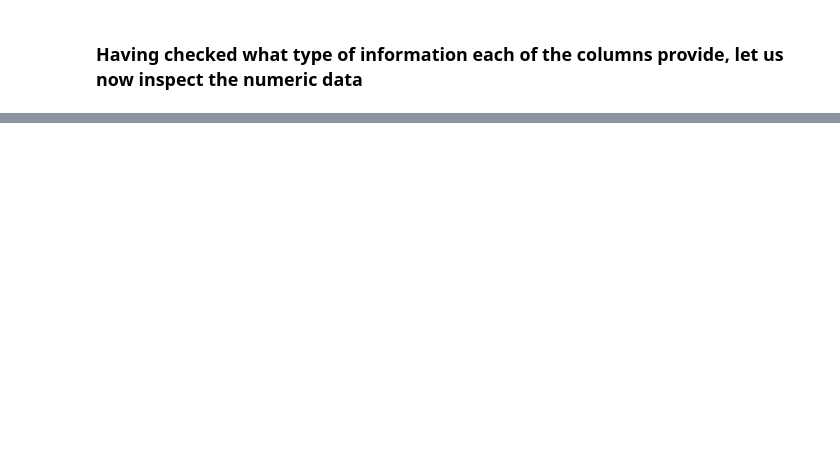
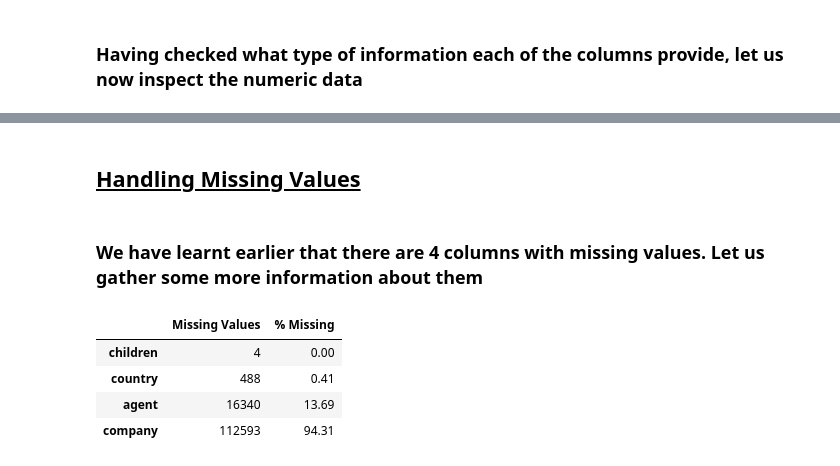
Before and after one commit to priyaregit/EDA_Hotel-Booking, a Jupyter notebook: Hotel_Booking_Analysis_EDA_Capstone_Project.ipynb, the cells around one changed output, grey strips where cells are left out. Saved outputs shown, nothing was run; the diff lists cells and outputs as text; code cells hidden in the pictures; blank space fills up the shorter version.

```diff
--- a/Hotel_Booking_Analysis_EDA_Capstone_Project.ipynb
+++ b/Hotel_Booking_Analysis_EDA_Capstone_Project.ipynb
@@ -249,0 +244,40 @@ hotel_booking.describe()
+# %% [markdown]
+## <b><u> Handling Missing Values
+# %% [markdown]
+
+### We have learnt earlier that there are 4 columns with missing values. Let us gather some more information about them
+# %%
+# Creating a function to find the missing values in our dataset
+
+def missing():
+
+# Finding the number of missing/null values across all columns in the dataset
+  missing_values = hotel_booking.isnull().sum()
+
+# Finding the count of missing values in only those columns which have them
+  mis_val_count = missing_values[missing_values > 0]
+
+# Finding the % of missing values in the columns
+  mis_val_percent = round(100 * mis_val_count / len(hotel_booking), 2)
+
+# Creating a table with the above information and renaming the column heads
+  mis_value_table = pd.concat([mis_val_count, mis_val_percent], axis=1)
+  mis_value_table = mis_value_table.rename(columns = {0 : 'Missing Values', 1 : '% Missing'})
+
+# If there are missing values, print the mis_value_table. Else, print that there are no missing values
+  if mis_value_table.shape[0] != 0:
+    missing_result = mis_value_table
+  else:
+     missing_result = "There are no missing/null values in the hotel_booking dataset"
+
+  return missing_result
+# %%
+# Calling the function for missing values
+
+missing()
+# %% [output]
+|  | Missing Values | % Missing |
+| children | 4 | 0.00 |
+| country | 488 | 0.41 |
+| agent | 16340 | 13.69 |
+| company | 112593 | 94.31 |
```
Also changed, not shown: parts of 20 cells of this notebook.
